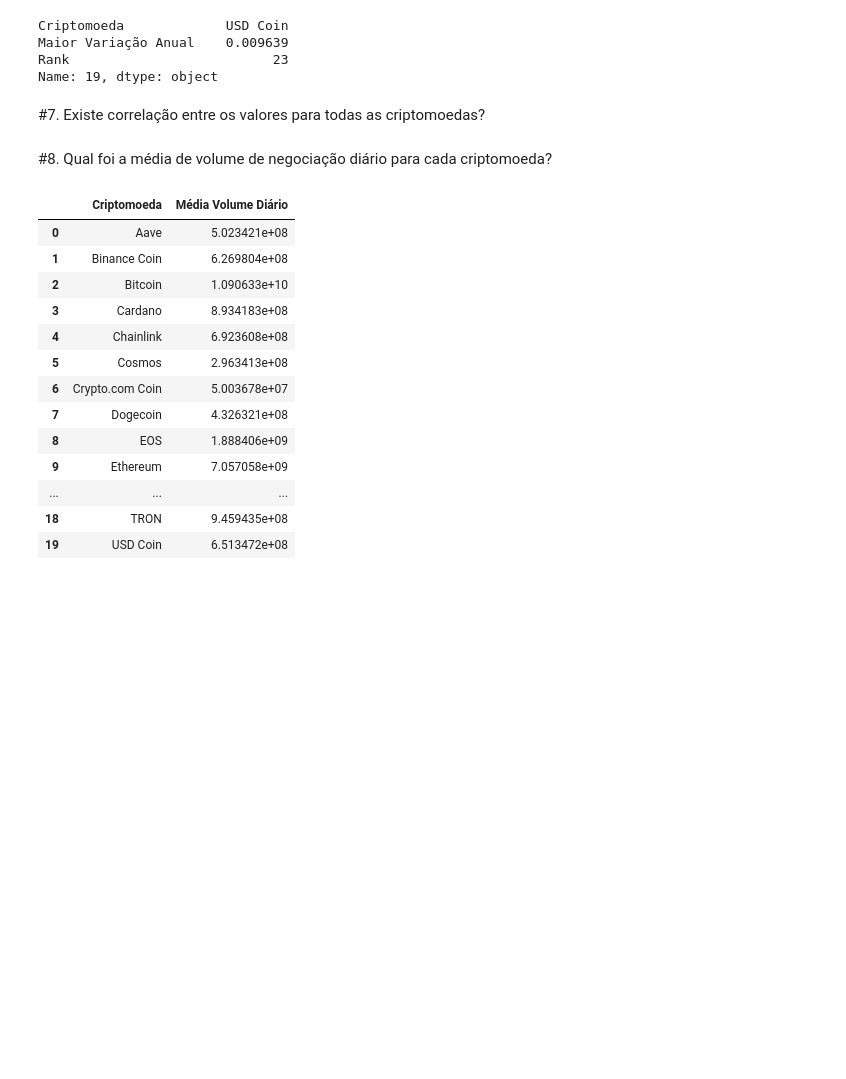
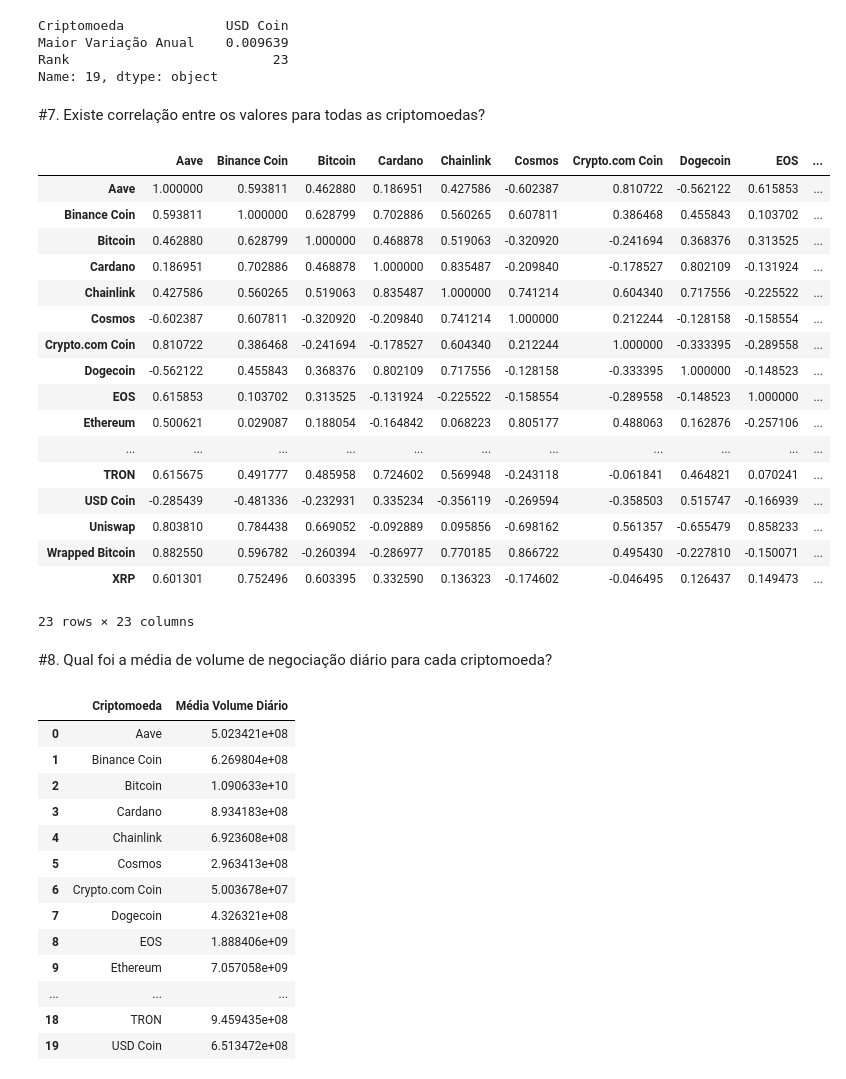
Before and after one commit to WillianXG/Projeto_Em_grupo-Modulo-3, a Jupyter notebook: grupoModulo3.ipynb, the cells around one changed output. Saved outputs shown, nothing was run; the diff lists cells and outputs as text; code cells hidden in the pictures; blank space fills up the shorter version.

```diff
--- a/grupoModulo3.ipynb
+++ b/grupoModulo3.ipynb
@@ -218,6 +218,19 @@ def calcular_media_valor_mercado(criptomoedas):
     df_medias_valor_mercado = df_medias_valor_mercado.sort_values(by='Média de Valor de Mercado', ascending=False)
 
     return df_medias_valor_mercado
+
+
+def calcular_correlacao_criptomoedas(criptomoedas):
+    for i, df in enumerate(criptomoedas):
+        if not {'Date', 'Close'}.issubset(df.columns):
+            raise ValueError(f"O DataFrame {i} da lista deve conter as colunas 'Date' e 'Close'")
+
+    concatenated_df = pd.concat([df[['Date', 'Close']].rename(columns={'Close': df['Name'].iloc[0]}) for df in criptomoedas], axis=1)
+    concatenated_df.set_index('Date', inplace=True)
+
+    correlation_matrix = concatenated_df.corr()
+
+    return pd.DataFrame(correlation_matrix)
 # %% [markdown]
 # Limpeza de Dados
 # %%
@@ -399,6 +412,27 @@ Rank                          23
 Name: 19, dtype: object
 # %% [markdown]
 #7. Existe correlação entre os valores para todas as criptomoedas?
+# %%
+calcular_correlacao_criptomoedas(criptomoedas)
+# %% [output]
+|  | Aave | Binance Coin | Bitcoin | Cardano | Chainlink | Cosmos | Crypto.com Coin | Dogecoin | EOS | ... |
+| Aave | 1.000000 | 0.593811 | 0.462880 | 0.186951 | 0.427586 | -0.602387 | 0.810722 | -0.562122 | 0.615853 | ... |
+| Binance Coin | 0.593811 | 1.000000 | 0.628799 | 0.702886 | 0.560265 | 0.607811 | 0.386468 | 0.455843 | 0.103702 | ... |
+| Bitcoin | 0.462880 | 0.628799 | 1.000000 | 0.468878 | 0.519063 | -0.320920 | -0.241694 | 0.368376 | 0.313525 | ... |
+| Cardano | 0.186951 | 0.702886 | 0.468878 | 1.000000 | 0.835487 | -0.209840 | -0.178527 | 0.802109 | -0.131924 | ... |
+| Chainlink | 0.427586 | 0.560265 | 0.519063 | 0.835487 | 1.000000 | 0.741214 | 0.604340 | 0.717556 | -0.225522 | ... |
+| Cosmos | -0.602387 | 0.607811 | -0.320920 | -0.209840 | 0.741214 | 1.000000 | 0.212244 | -0.128158 | -0.158554 | ... |
+| Crypto.com Coin | 0.810722 | 0.386468 | -0.241694 | -0.178527 | 0.604340 | 0.212244 | 1.000000 | -0.333395 | -0.289558 | ... |
+| Dogecoin | -0.562122 | 0.455843 | 0.368376 | 0.802109 | 0.717556 | -0.128158 | -0.333395 | 1.000000 | -0.148523 | ... |
+| EOS | 0.615853 | 0.103702 | 0.313525 | -0.131924 | -0.225522 | -0.158554 | -0.289558 | -0.148523 | 1.000000 | ... |
+| Ethereum | 0.500621 | 0.029087 | 0.188054 | -0.164842 | 0.068223 | 0.805177 | 0.488063 | 0.162876 | -0.257106 | ... |
+| ... | ... | ... | ... | ... | ... | ... | ... | ... | ... | ... |
+| TRON | 0.615675 | 0.491777 | 0.485958 | 0.724602 | 0.569948 | -0.243118 | -0.061841 | 0.464821 | 0.070241 | ... |
+| USD Coin | -0.285439 | -0.481336 | -0.232931 | 0.335234 | -0.356119 | -0.269594 | -0.358503 | 0.515747 | -0.166939 | ... |
+| Uniswap | 0.803810 | 0.784438 | 0.669052 | -0.092889 | 0.095856 | -0.698162 | 0.561357 | -0.655479 | 0.858233 | ... |
+| Wrapped Bitcoin | 0.882550 | 0.596782 | -0.260394 | -0.286977 | 0.770185 | 0.866722 | 0.495430 | -0.227810 | -0.150071 | ... |
+| XRP | 0.601301 | 0.752496 | 0.603395 | 0.332590 | 0.136323 | -0.174602 | -0.046495 | 0.126437 | 0.149473 | ... |
+23 rows × 23 columns
 # %% [markdown]
 #8. Qual foi a média de volume de negociação diário para cada criptomoeda?
 # %%
```
